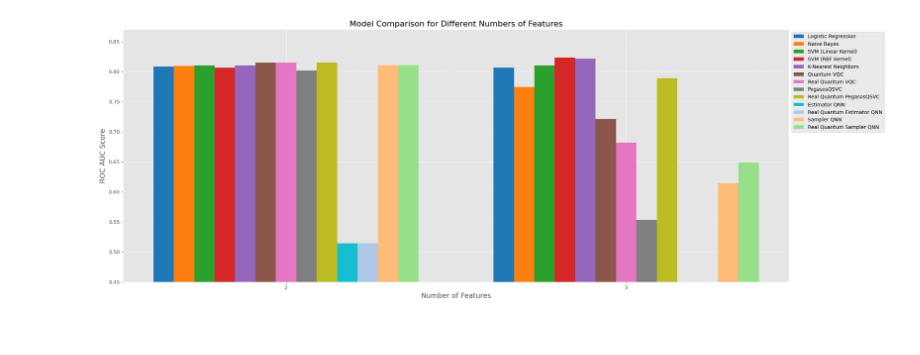
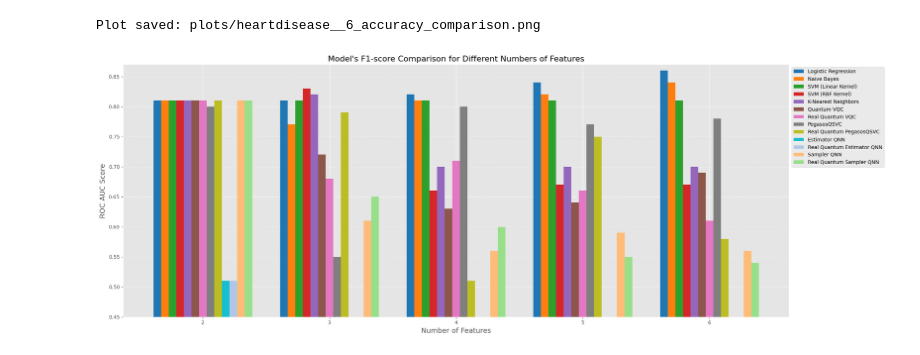
Before and after one commit to asterios-pantousas/Qiskit_QML_Implementations, a Jupyter notebook: generic_comparator.ipynb, the cells around one changed output. Saved outputs shown, nothing was run; the diff lists cells and outputs as text; code cells hidden in the pictures.

```diff
--- a/generic_comparator.ipynb
+++ b/generic_comparator.ipynb
@@ -395,9 +457,12 @@ def evaluate_real_sampler_qnn(X_train, y_train, X_val, y_val,service,backend, ma
 
         e_qnn_score = sampler_classifier.score(X_val, y_val)
         print(f"Test Score Real QC Sampler QNN: {e_qnn_score:.4f}")
-        print("------------------------------------------------------------------------")
-    print(classification_report(y_val,y_pred))
-    return e_qnn_score, classification_report(y_val,y_pred)
+    result = parse_classification_report(classification_report(y_val,y_pred))
+    result.append({"Elapsed Time": elapsed_time})
+    print(result)
+    print("------------------------------------------------------------------------")
+
+    return result
 # %%
 def evaluate_models(X, y, num_features, cross_validation_folds=2):
     """Main function to evaluate all models."""
@@ -504,8 +569,8 @@ def main():
 
     return all_results
 
-if __name__ == "__main__":
-    all_results = main()
+
+all_results = main()
 # %% [output]
 Dataset's shape is: (918, 12)
 Treating column 'Sex' as categorical.
@@ -547,13 +591,0 @@ all_results
-# %%
-# Prepare data for visualization
-model_names = list(all_results[2].keys())  # Get model names from the first result
-feature_counts = list(all_results.keys())
-scores = {model: [] for model in model_names}
-
-for num_features in feature_counts:
-    for model in model_names:
-        scores[model].append(all_results[num_features].get(model, 0))
-
-df_scores = pd.DataFrame(scores, index=feature_counts)
-df_scores.index.name = "Number of Features"
-df_scores.columns.name = "Model"
@@ -577,33 +789,40 @@ Model Performance Comparison for HeartDisease
 # %%
-
+# Save configuration
+plot_filename = f"{PLOT_DIR}/{PLOT_PREFIX}_{FEATURE_COUNTS[-1]}_accuracy_comparison.{PLOT_FORMAT}"
 
 # Approach 2: Using tableau colors (very distinct)
 tableau_colors = [
     '#1f77b4', '#ff7f0e', '#2ca02c', '#d62728', '#9467bd',
     '#8c564b', '#e377c2', '#7f7f7f', '#bcbd22', '#17becf',
     '#aec7e8', '#ffbb78', '#98df8a', '#ff9896', '#c5b0d5'
 ]
 
 # Modified plotting code
 plt.figure(figsize=(22, 8))
 bar_width = 0.06
 for i, model in enumerate(model_names):
-    scores = [all_results[n][model] for n in feature_counts]
+    scores = [all_results[n][model][0]["accuracy"] for n in feature_counts]
     x = np.arange(len(feature_counts))
     plt.bar(x + i * bar_width,
            scores,
            bar_width,
            label=model,
            color=tableau_colors[i])
 
-plt.title("Model Comparison for Different Numbers of Features", fontsize=16)
+plt.title("Model's F1-score Comparison for Different Numbers of Features", fontsize=16)
 plt.xlabel("Number of Features", fontsize=14)
 plt.ylabel("ROC AUC Score", fontsize=14)
 plt.ylim(0.45, 0.87)
 plt.xticks(x + (len(model_names) - 1) * bar_width / 2, feature_counts)
 plt.legend(loc="upper left", bbox_to_anchor=(1, 1))
 plt.grid(True, axis="y", linestyle="--", alpha=0.7)
 plt.tight_layout()
+
+if SAVE_PLOTS:
+    plt.savefig(plot_filename, dpi=PLOT_DPI, bbox_inches='tight')
+    print(f"Plot saved: {plot_filename}")
+
 plt.show()
 # %% [output]
+Plot saved: plots/heartdisease__6_accuracy_comparison.png
-[figure, old version]
+[figure, new version]
```
Also changed, not shown: parts of 23 cells of this notebook, 6 other files.
